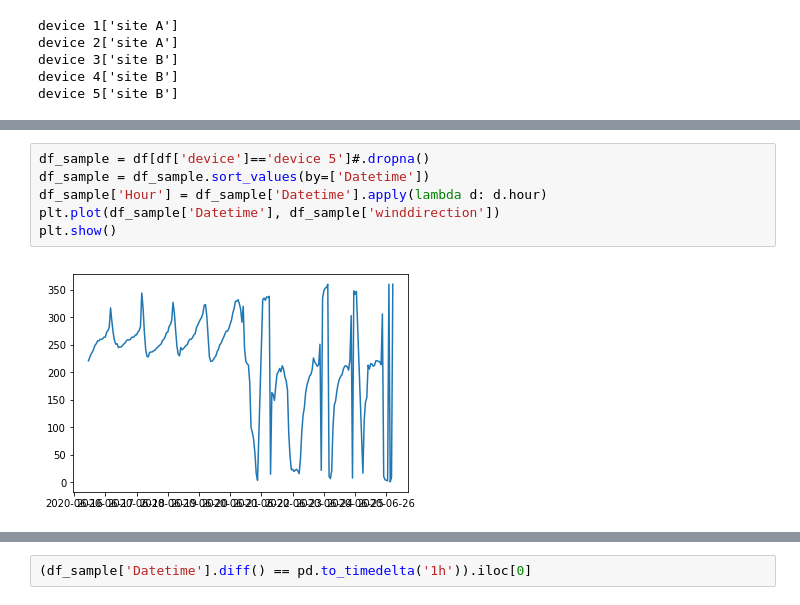
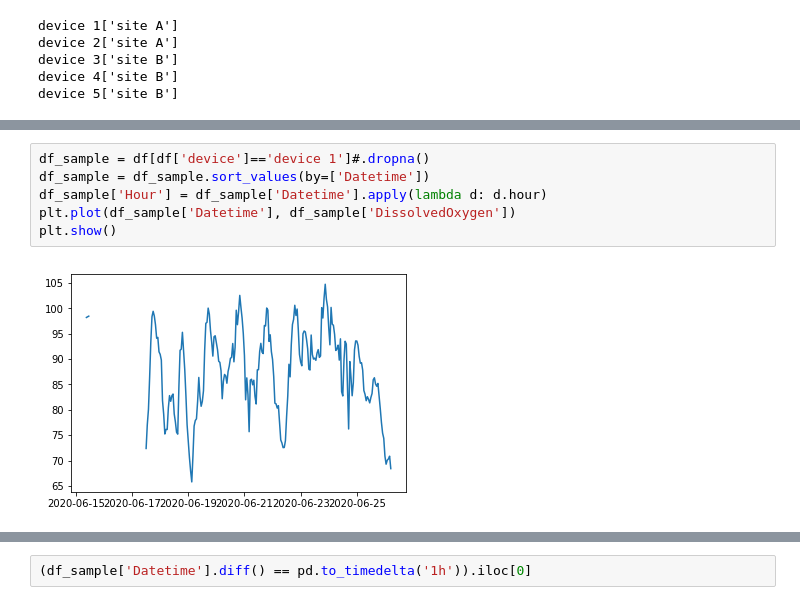
Before and after one commit to DimitriTro/data_science_bioc, a Jupyter notebook: exploration/explore_data.ipynb, the cells around one changed output, grey strips where cells are left out. Drawn from its saved outputs; the diff is of its cells as text.

```diff
--- a/exploration/explore_data.ipynb
+++ b/exploration/explore_data.ipynb
@@ -110,10 +110,10 @@ df[df['site']=='site B'].describe()
 | 75% | 20.530000 | 101.833333 | 26.000000 | 14.100000 | 69.000000 | 16.700000 | 273.000000 |
 | max | 23.830000 | 109.176667 | 30.000000 | 19.100000 | 88.000000 | 37.000000 | 360.000000 |
 # %%
-df_sample = df[df['device']=='device 5']#.dropna()
+df_sample = df[df['device']=='device 1']#.dropna()
 df_sample = df_sample.sort_values(by=['Datetime'])
 df_sample['Hour'] = df_sample['Datetime'].apply(lambda d: d.hour)
-plt.plot(df_sample['Datetime'], df_sample['winddirection'])
+plt.plot(df_sample['Datetime'], df_sample['DissolvedOxygen'])
 plt.show()
 # %% [output]
-[figure, old version]
+[figure, new version]
```
Also changed, not shown: parts of 6 cells of this notebook, 14 other files.
